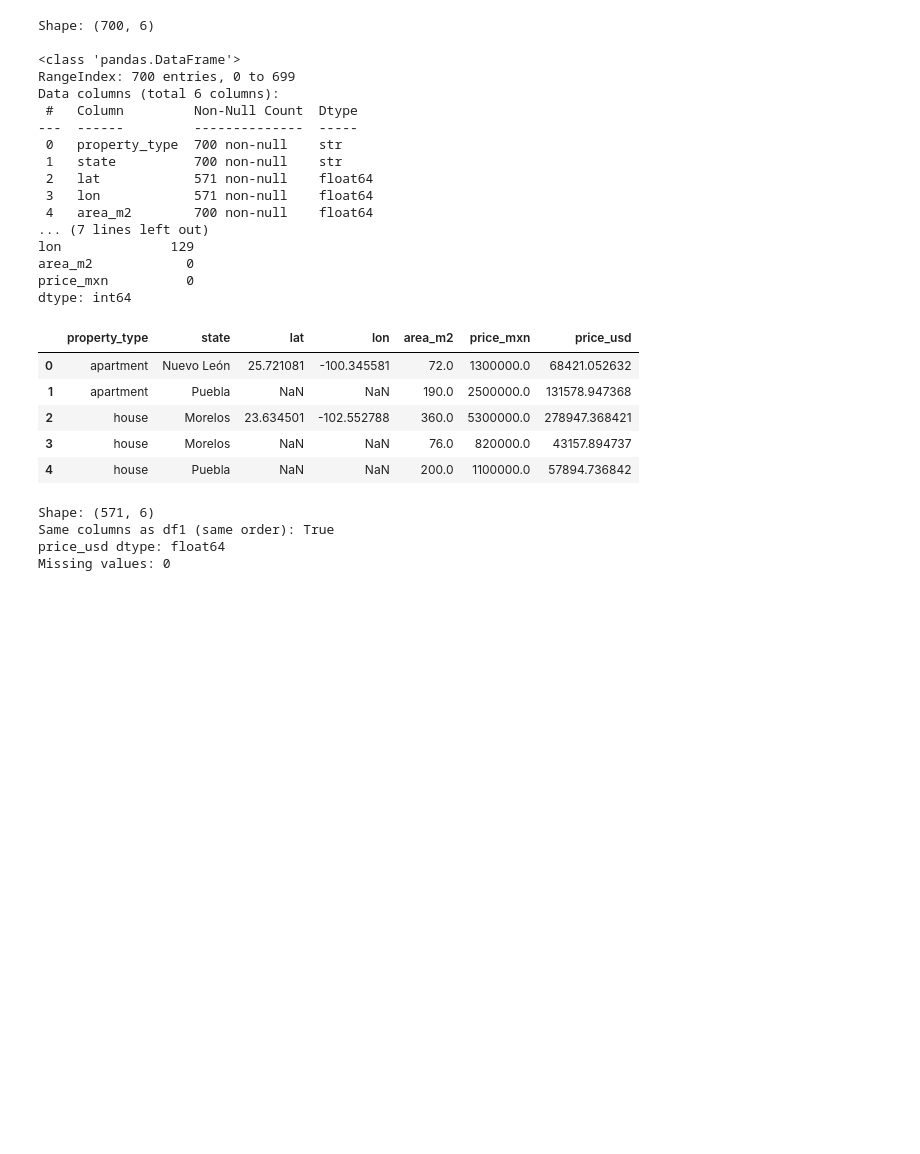
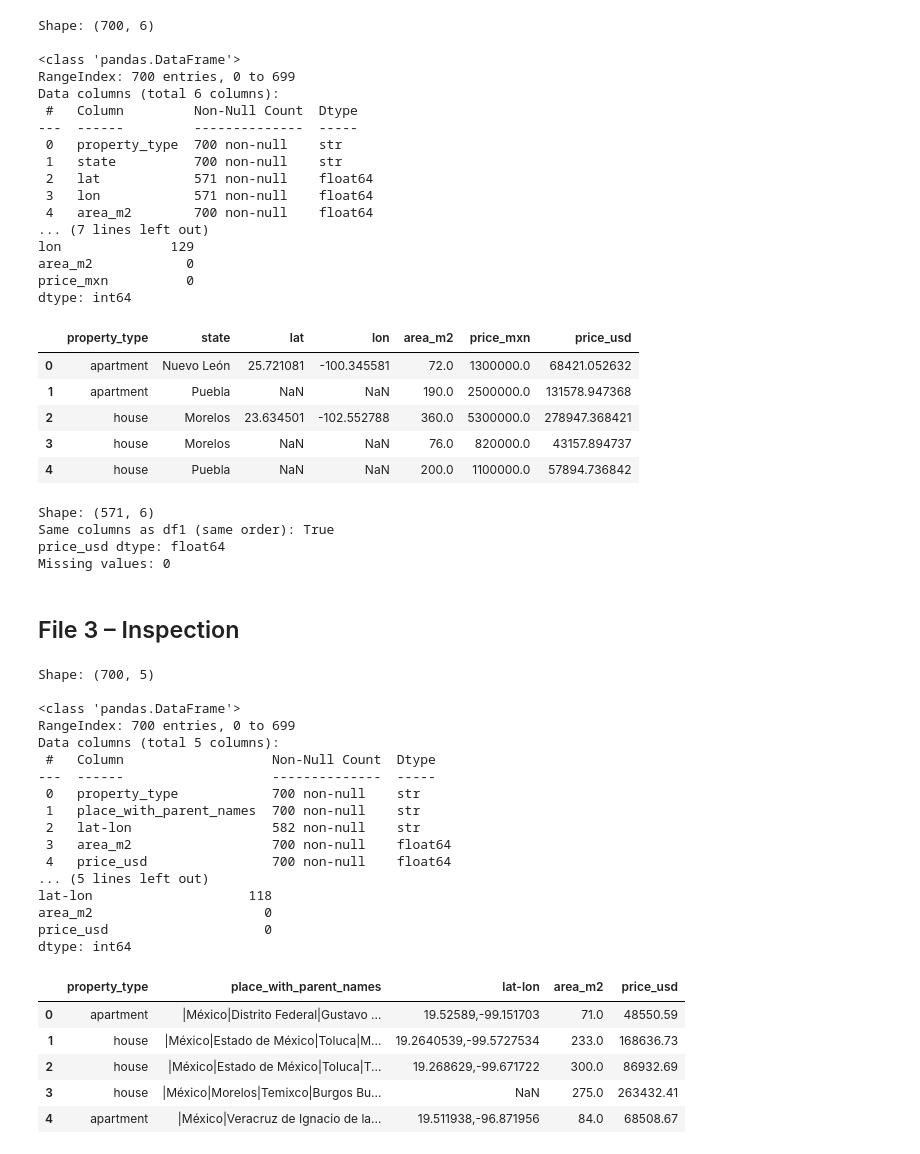
Before and after one commit to xrasana-lang/Mexico_real_estate_analysis, a Jupyter notebook: notebooks/01_getting_to_know_the_data.ipynb, the cells around one changed output. Cells and saved outputs as stored; diff of their text form; code cells hidden in the pictures; blank space fills up the shorter version.

Commit message:
Inspect and clean mexico-real-estate-3 dataset

```diff
--- a/notebooks/01_getting_to_know_the_data.ipynb
+++ b/notebooks/01_getting_to_know_the_data.ipynb
@@ -222,3 +222,39 @@ Shape: (571, 6)
 Same columns as df1 (same order): True
 price_usd dtype: float64
 Missing values: 0
+# %% [markdown]
+## File 3 – Inspection
+# %%
+df3_raw = pd.read_csv(path_3)
+
+print("Shape:", df3_raw.shape)
+print()
+df3_raw.info()
+print()
+print(df3_raw.isnull().sum())
+print()
+display(df3_raw.head())
+# %% [output]
+Shape: (700, 5)
+
+<class 'pandas.DataFrame'>
+RangeIndex: 700 entries, 0 to 699
+Data columns (total 5 columns):
+ #   Column                   Non-Null Count  Dtype
+---  ------                   --------------  -----
+ 0   property_type            700 non-null    str
+ 1   place_with_parent_names  700 non-null    str
+ 2   lat-lon                  582 non-null    str
+ 3   area_m2                  700 non-null    float64
+ 4   price_usd                700 non-null    float64
+... (5 lines left out)
+lat-lon                    118
+area_m2                      0
+price_usd                    0
+dtype: int64
+|  | property_type | place_with_parent_names | lat-lon | area_m2 | price_usd |
+| 0 | apartment | |México|Distrito Federal|Gustavo ... | 19.52589,-99.151703 | 71.0 | 48550.59 |
+| 1 | house | |México|Estado de México|Toluca|M... | 19.2640539,-99.5727534 | 233.0 | 168636.73 |
+| 2 | house | |México|Estado de México|Toluca|T... | 19.268629,-99.671722 | 300.0 | 86932.69 |
+| 3 | house | |México|Morelos|Temixco|Burgos Bu... | NaN | 275.0 | 263432.41 |
+| 4 | apartment | |México|Veracruz de Ignacio de la... | 19.511938,-96.871956 | 84.0 | 68508.67 |
```
Also changed, not shown: parts of 8 cells of this notebook.
